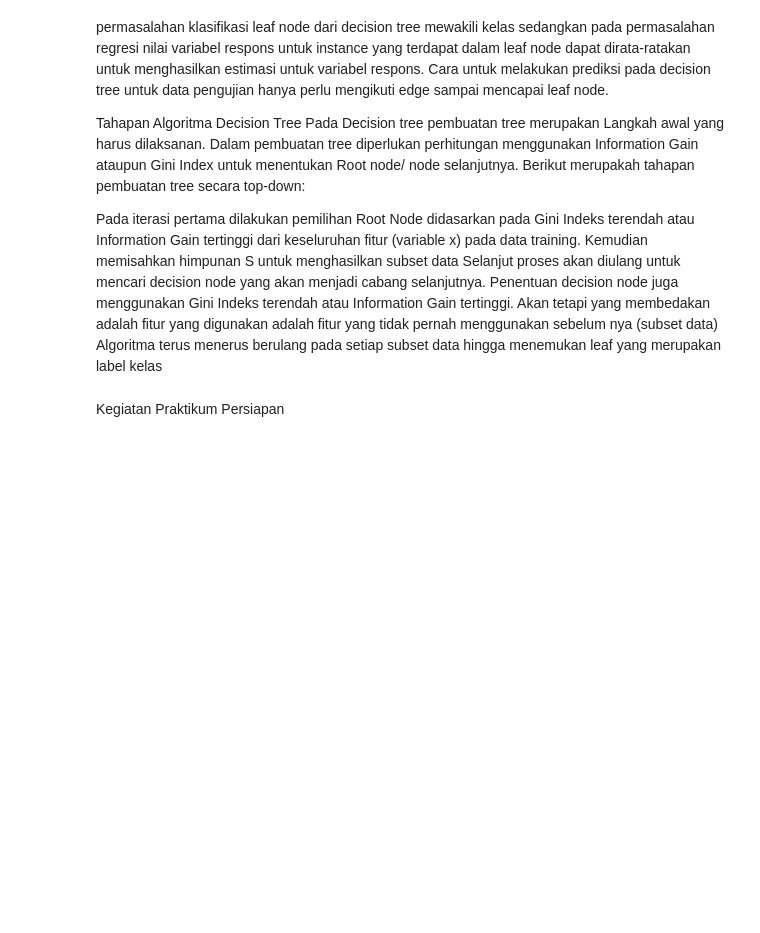
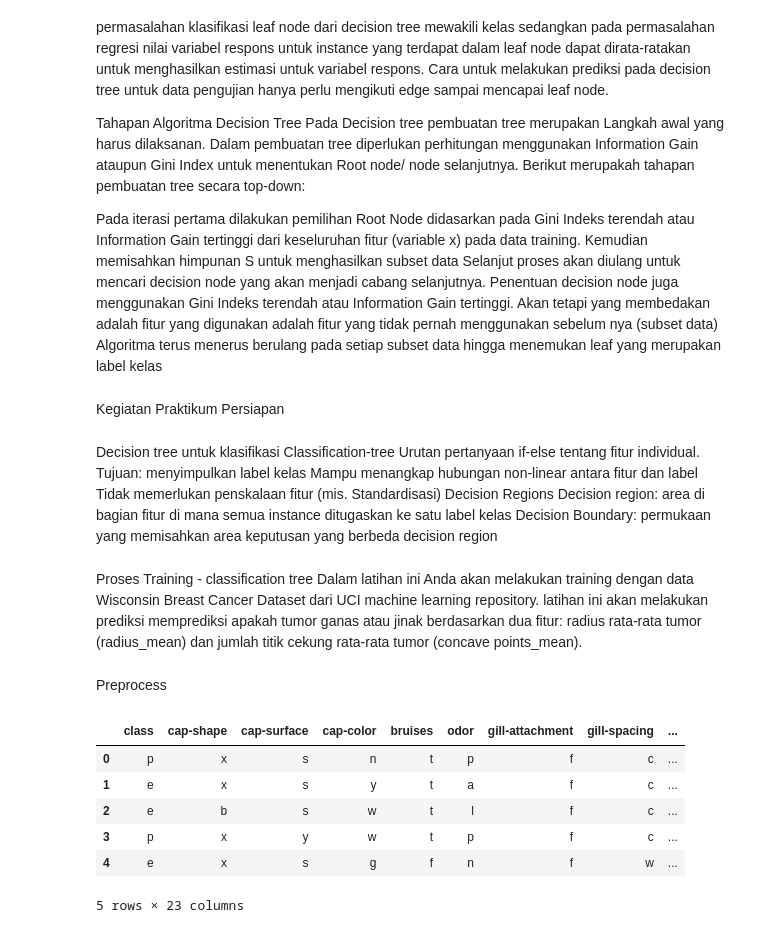
Before and after one commit to elsaprelia/MACHINE-LEARNING, a Jupyter notebook: js5_elsa.ipynb, the cells around one changed output. Drawn from its saved outputs; the diff is of its cells as text; code cells hidden in the pictures; blank space fills up the shorter version.

```diff
--- a/js5_elsa.ipynb
+++ b/js5_elsa.ipynb
@@ -47,0 +53,26 @@ Persiapan
+# %% [markdown]
+Decision tree untuk klasifikasi
+Classification-tree
+Urutan pertanyaan if-else tentang fitur individual.
+Tujuan: menyimpulkan label kelas
+Mampu menangkap hubungan non-linear antara fitur dan label
+Tidak memerlukan penskalaan fitur (mis. Standardisasi)
+Decision Regions
+Decision region: area di bagian fitur di mana semua instance ditugaskan ke satu label kelas
+Decision Boundary: permukaan yang memisahkan area keputusan yang berbeda decision region
+# %% [markdown]
+Proses Training - classification tree
+Dalam latihan ini Anda akan melakukan training dengan data Wisconsin Breast Cancer Dataset dari UCI machine learning repository. latihan ini akan melakukan prediksi memprediksi apakah tumor ganas atau jinak berdasarkan dua fitur: radius rata-rata tumor (radius_mean) dan jumlah titik cekung rata-rata tumor (concave points_mean).
+# %% [markdown]
+Preprocess
+# %%
+mushrooms = pd.read_csv('mushrooms.csv')
+mushrooms.head()
+# %% [output]
+|  | class | cap-shape | cap-surface | cap-color | bruises | odor | gill-attachment | gill-spacing | ... |
+| 0 | p | x | s | n | t | p | f | c | ... |
+| 1 | e | x | s | y | t | a | f | c | ... |
+| 2 | e | b | s | w | t | l | f | c | ... |
+| 3 | p | x | y | w | t | p | f | c | ... |
+| 4 | e | x | s | g | f | n | f | w | ... |
+5 rows × 23 columns
```
Also changed, not shown: parts of 17 cells of this notebook.
